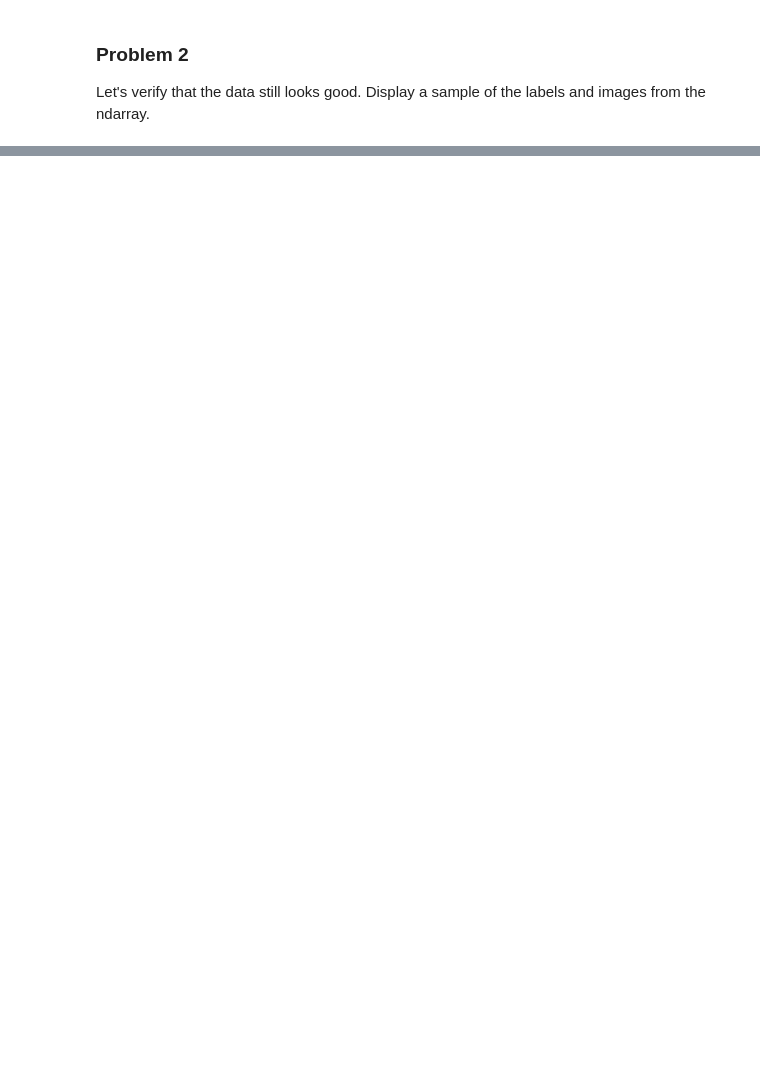
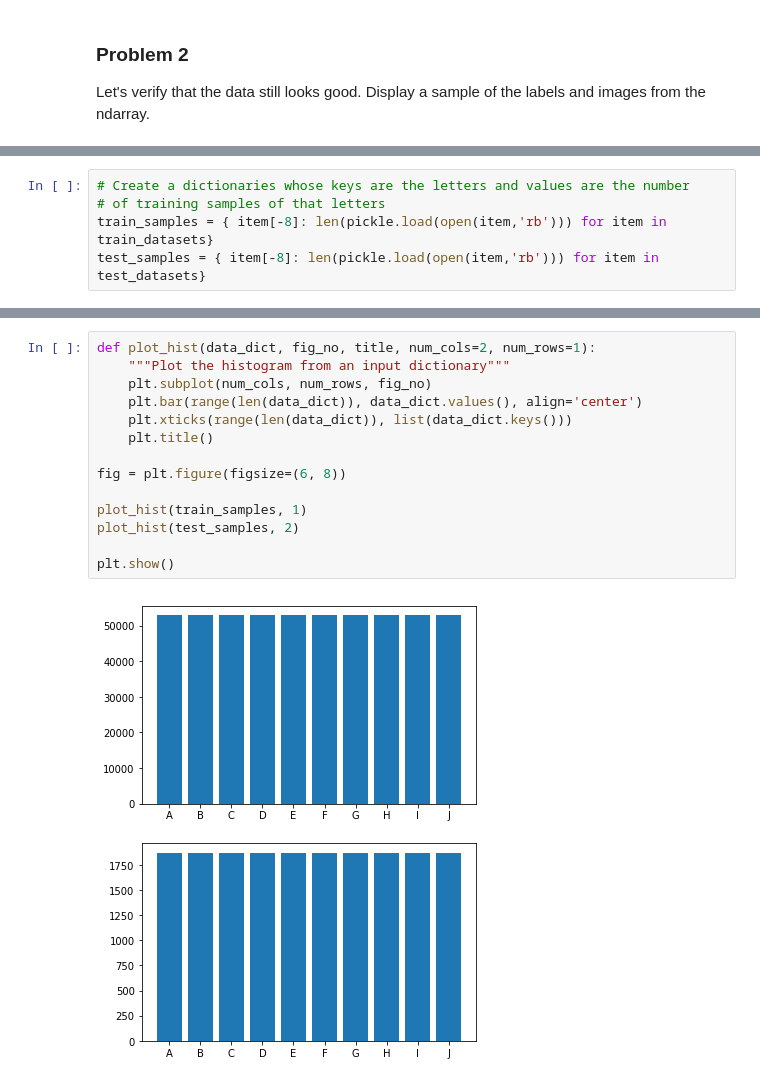
Before and after one commit to erikdao/deep-learing, a Jupyter notebook: 1_notmnist.ipynb, the cells around one changed output, grey strips where cells are left out. Saved outputs shown, nothing was run; the diff lists cells and outputs as text; blank space fills up the shorter version.

```diff
--- a/1_notmnist.ipynb
+++ b/1_notmnist.ipynb
@@ -225,0 +230,5 @@ plt.show()
+# %%
+# Create a dictionaries whose keys are the letters and values are the number
+# of training samples of that letters
+train_samples = { item[-8]: len(pickle.load(open(item,'rb'))) for item in train_datasets}
+test_samples = { item[-8]: len(pickle.load(open(item,'rb'))) for item in test_datasets}
@@ -225,0 +246,16 @@ plt.show()
+# %%
+def plot_hist(data_dict, fig_no, title, num_cols=2, num_rows=1):
+    """Plot the histogram from an input dictionary"""
+    plt.subplot(num_cols, num_rows, fig_no)
+    plt.bar(range(len(data_dict)), data_dict.values(), align='center')
+    plt.xticks(range(len(data_dict)), list(data_dict.keys()))
+    plt.title()
+
+fig = plt.figure(figsize=(6, 8))
+
+plot_hist(train_samples, 1)
+plot_hist(test_samples, 2)
+
+plt.show()
+# %% [output]
+[figure, added]
```
Also changed, not shown: parts of 3 cells of this notebook.
